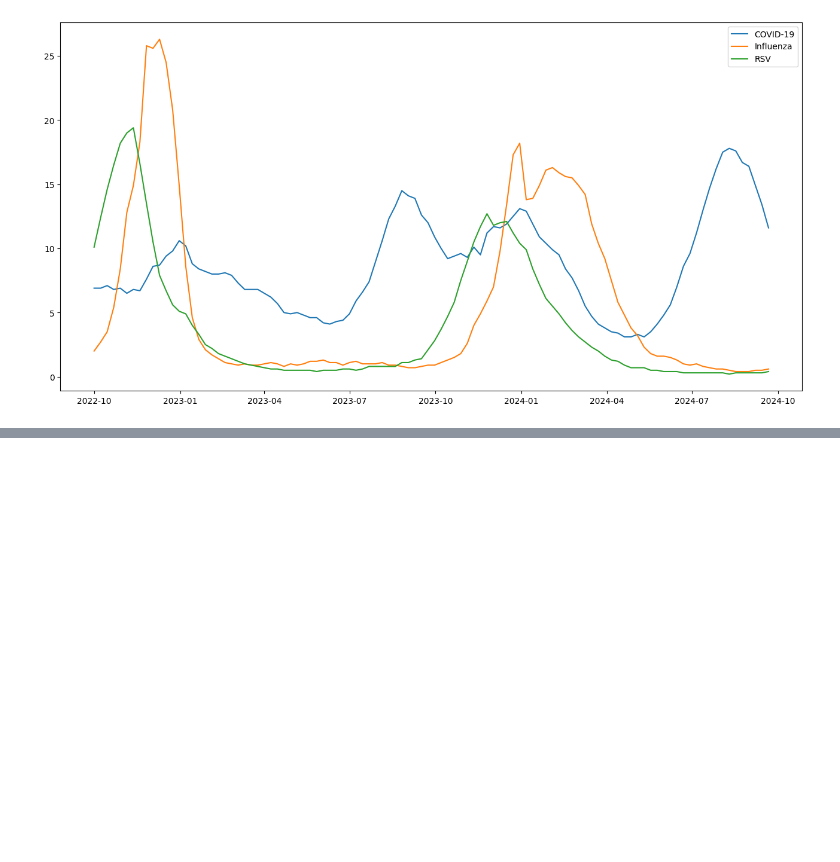
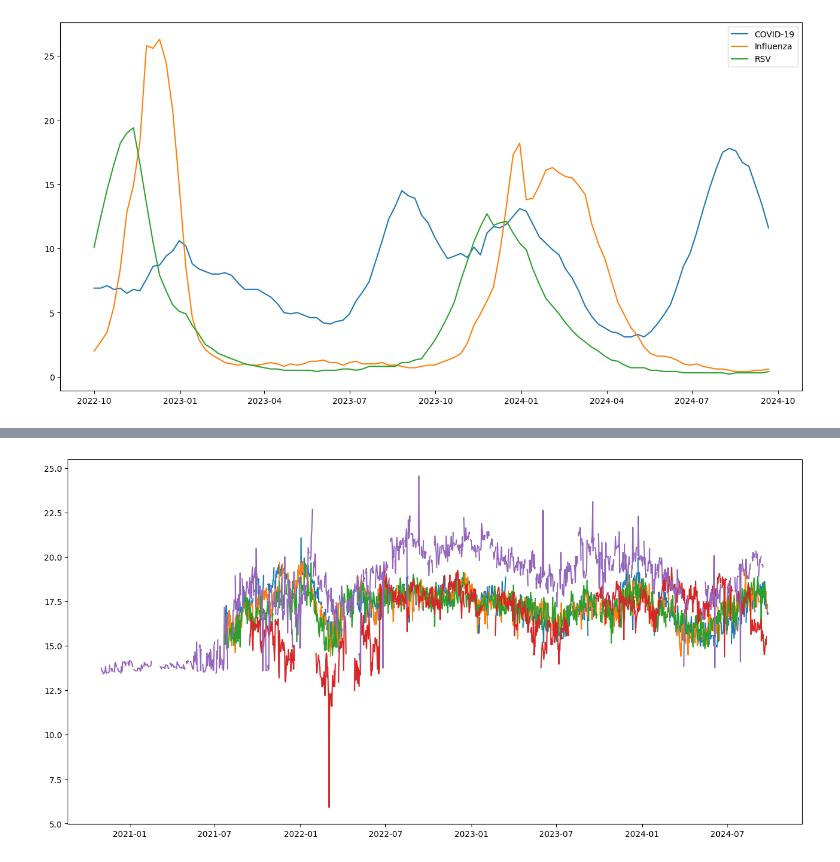
Before and after one commit to MattLScruggs/project_tricorder, a Jupyter notebook: Aggregate CDC data.ipynb, the cells around one changed output, grey strips where cells are left out. Drawn from its saved outputs; the diff is of its cells as text; code cells hidden in the pictures; blank space fills up the shorter version.

```diff
--- a/Aggregate CDC data.ipynb
+++ b/Aggregate CDC data.ipynb
@@ -223,0 +317,5 @@ plt.legend(['COVID-19','Influenza', 'RSV'], loc='upper right')
+# %%
+full_data=pd.DataFrame.from_records(week_results)
+print(full_data.shape)
+print(full_data.dtypes)
+full_data.columns
@@ -223,0 +343,6 @@ plt.legend(['COVID-19','Influenza', 'RSV'], loc='upper right')
+# %%
+full_data=full_data[(full_data['normalization'] == 'flow-population')]
+full_data=full_data.astype({'pcr_conc_lin' : 'float64'})
+full_data['log_concen']=np.log(full_data['pcr_conc_lin'])
+full_data['week']=pd.to_datetime(full_data['date'])
+water_data= full_data.drop(columns = ['normalization']).set_index('week').pivot(columns = 'key_plot_id', values='log_concen')
@@ -223,0 +360,6 @@ plt.legend(['COVID-19','Influenza', 'RSV'], loc='upper right')
+# %%
+na_counts=water_data.isna().sum()
+const_sites=list(na_counts.nsmallest(5).index)
+# %%
+water_data_c=water_data[water_data.columns.intersection(const_sites)]
+water_data_c.head()
@@ -223,0 +374,6 @@ plt.legend(['COVID-19','Influenza', 'RSV'], loc='upper right')
+# %%
+fix, ax= plt.subplots(figsize = (16,8))
+ax.plot(water_data_c)
+fig.autofmt_xdate()
+# %% [output]
+[figure, added]
```
Also changed, not shown: parts of 23 cells of this notebook.
